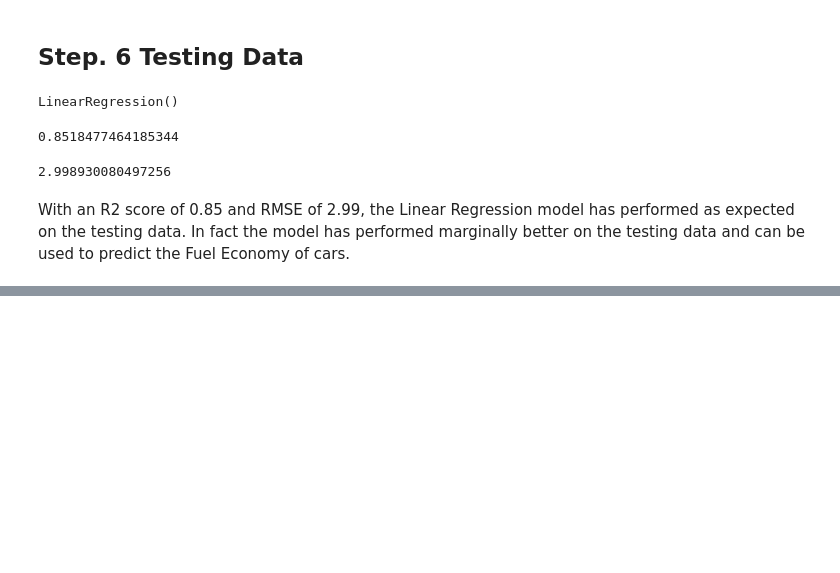
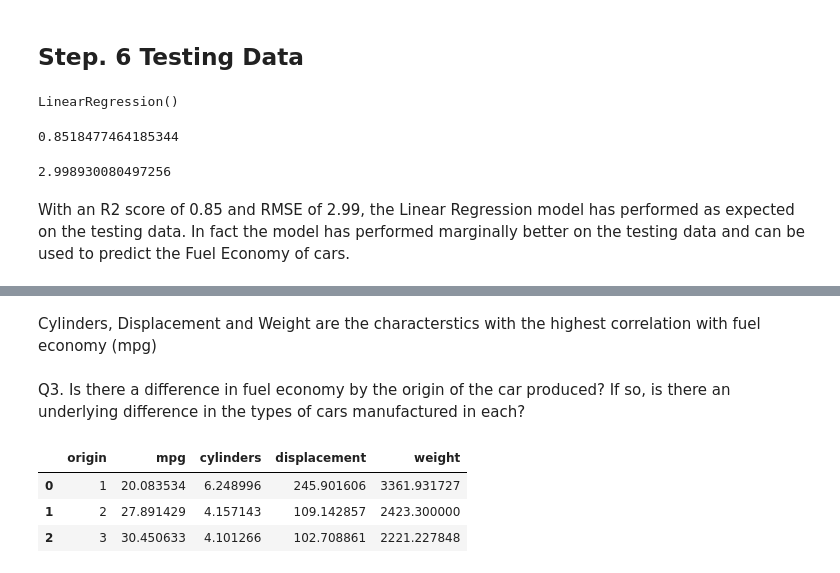
Before and after one commit to vedant-modani/FuelEconomyPredictor, a Jupyter notebook: Fuel Economy Project.ipynb, the cells around one changed output, grey strips where cells are left out. Cells and saved outputs as stored; diff of their text form; code cells hidden in the pictures; blank space fills up the shorter version.

```diff
--- a/Fuel Economy Project.ipynb
+++ b/Fuel Economy Project.ipynb
@@ -491,0 +523,12 @@ The next steps would be to conduct all the assumptions checks and featue selecti
+# %% [markdown]
+Cylinders, Displacement and Weight are the characterstics with the highest correlation with fuel economy (mpg)
+# %% [markdown]
+Q3. Is there a difference in fuel economy by the origin of the car produced? If so, is there an underlying difference in the types of cars manufactured in each?
+# %%
+origin_average = fuel_eco.groupby('origin')['mpg','cylinders','displacement','weight'].mean().reset_index()
+origin_average
+# %% [output]
+|  | origin | mpg | cylinders | displacement | weight |
+| 0 | 1 | 20.083534 | 6.248996 | 245.901606 | 3361.931727 |
+| 1 | 2 | 27.891429 | 4.157143 | 109.142857 | 2423.300000 |
+| 2 | 3 | 30.450633 | 4.101266 | 102.708861 | 2221.227848 |
```
Also changed, not shown: parts of 8 cells of this notebook.
